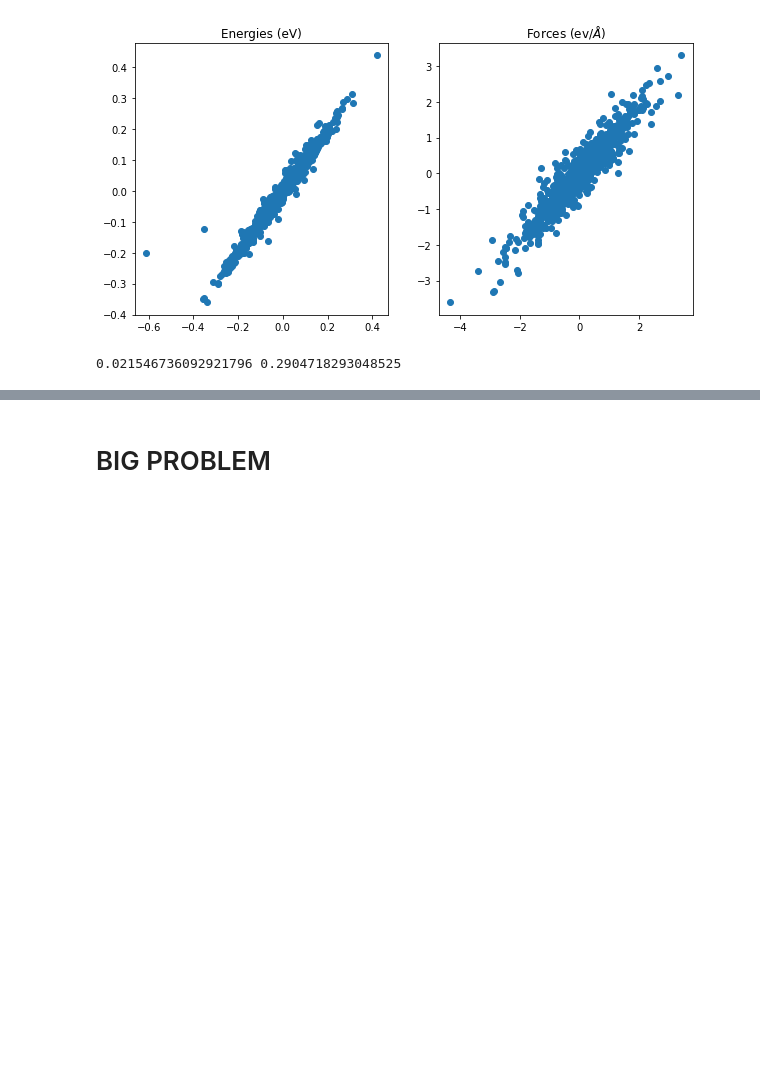
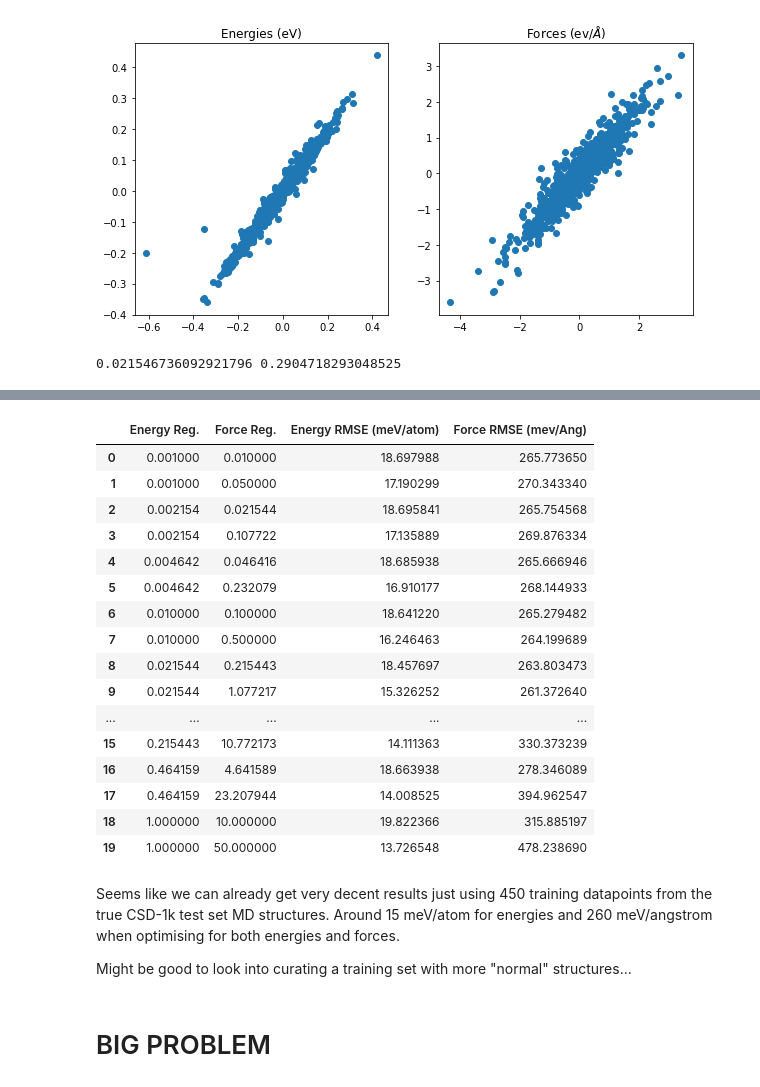
Before and after one commit to victorprincipe/genpot, a Jupyter notebook: general_purpose_potential_part_7.ipynb, the cells around one changed output, grey strips where cells are left out. Saved outputs shown, nothing was run; the diff lists cells and outputs as text; code cells hidden in the pictures; blank space fills up the shorter version.

```diff
--- a/general_purpose_potential_part_7.ipynb
+++ b/general_purpose_potential_part_7.ipynb
@@ -677,0 +969,7 @@ ase.io.write(f"{work_dir}struct.in", frame, format='lammps-data', specorder=['H'
+# %%
+opti_results_combined = np.zeros((20,4), dtype=float)
+opti_1 = np.load('raw_data/csd-1k_potential/opti_results_p1.npy')
+opti_2 = np.load('raw_data/csd-1k_potential/opti_results_p2.npy')
+opti_results_combined[0:10] = opti_1
+opti_results_combined[10:20] = opti_2
+opti_results_combined[:, 2:4] *= 1000
@@ -678,3 +978,28 @@ ase.io.write(f"{work_dir}struct.in", frame, format='lammps-data', specorder=['H'
+# %%
+pd.DataFrame(opti_results_combined, columns=['Energy Reg.', 'Force Reg.', 'Energy RMSE (meV/atom)',
+                                             'Force RMSE (mev/Ang)'])
+# %% [output]
+|  | Energy Reg. | Force Reg. | Energy RMSE (meV/atom) | Force RMSE (mev/Ang) |
+| 0 | 0.001000 | 0.010000 | 18.697988 | 265.773650 |
+| 1 | 0.001000 | 0.050000 | 17.190299 | 270.343340 |
+| 2 | 0.002154 | 0.021544 | 18.695841 | 265.754568 |
+| 3 | 0.002154 | 0.107722 | 17.135889 | 269.876334 |
+| 4 | 0.004642 | 0.046416 | 18.685938 | 265.666946 |
+| 5 | 0.004642 | 0.232079 | 16.910177 | 268.144933 |
+| 6 | 0.010000 | 0.100000 | 18.641220 | 265.279482 |
+| 7 | 0.010000 | 0.500000 | 16.246463 | 264.199689 |
+| 8 | 0.021544 | 0.215443 | 18.457697 | 263.803473 |
+| 9 | 0.021544 | 1.077217 | 15.326252 | 261.372640 |
+| ... | ... | ... | ... | ... |
+| 15 | 0.215443 | 10.772173 | 14.111363 | 330.373239 |
+| 16 | 0.464159 | 4.641589 | 18.663938 | 278.346089 |
+| 17 | 0.464159 | 23.207944 | 14.008525 | 394.962547 |
+| 18 | 1.000000 | 10.000000 | 19.822366 | 315.885197 |
+| 19 | 1.000000 | 50.000000 | 13.726548 | 478.238690 |
+# %% [markdown]
+Seems like we can already get very decent results just using 450 training datapoints from the true CSD-1k test set MD structures. Around 15 meV/atom for energies and 260 meV/angstrom when optimising for both energies and forces.
+
+Might be good to look into curating a training set with more "normal" structures...
 # %% [markdown]
 # BIG PROBLEM
 # %% [markdown]
```
Also changed, not shown: parts of 37 cells of this notebook.
